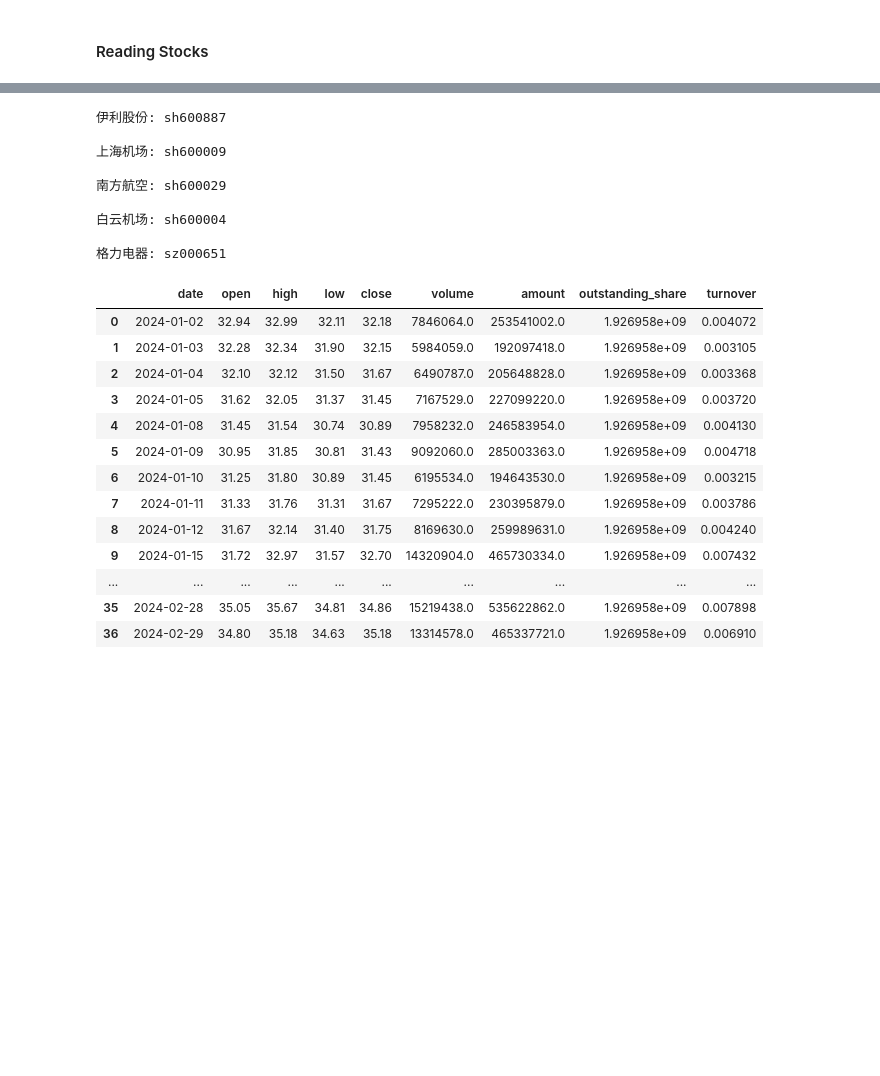
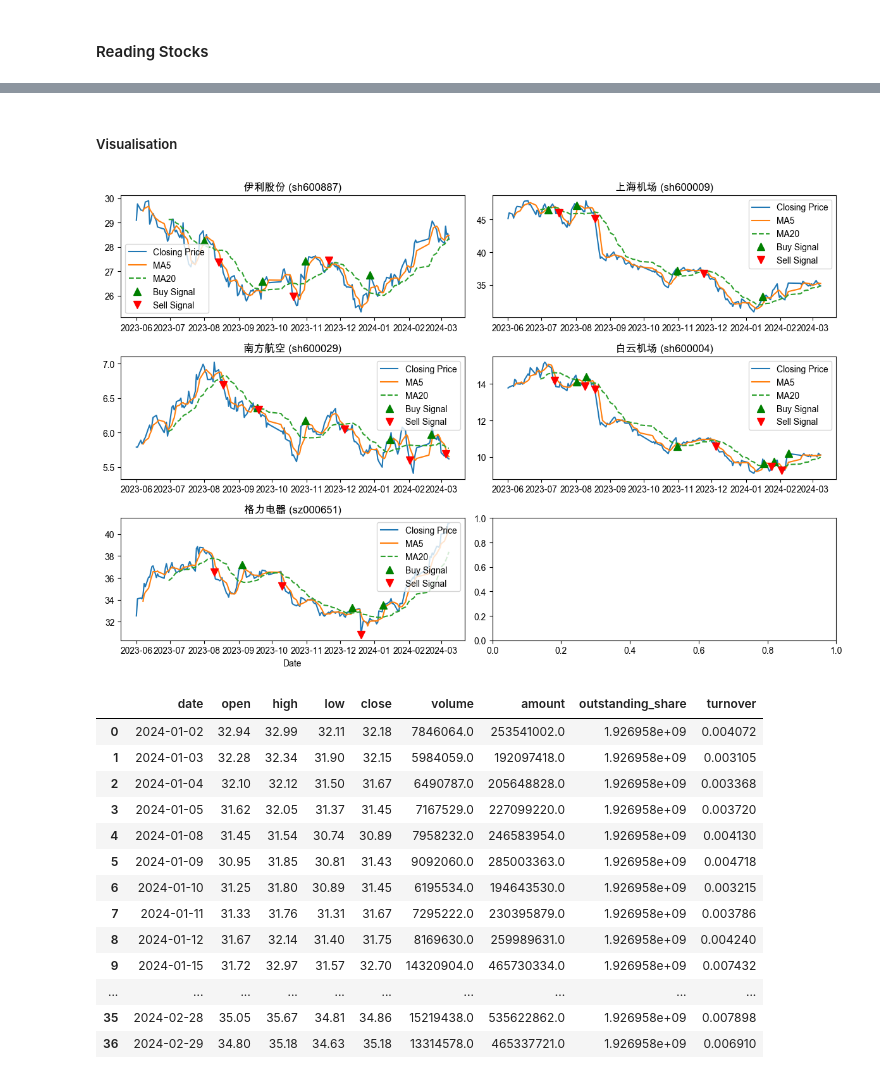
Before and after one commit to klein-wang/TechNow, a Jupyter notebook: trading/astock_extract.ipynb, the cells around one changed output, grey strips where cells are left out. Cells and saved outputs as stored; diff of their text form; code cells hidden in the pictures; blank space fills up the shorter version.

Commit message:
add visualisation plot

```diff
--- a/trading/astock_extract.ipynb
+++ b/trading/astock_extract.ipynb
@@ -35,42 +45,67 @@ symbol_name_dict = df.set_index('symbol')['name'].to_dict()
 # symbol_name_dict.get('sh600029')
 # %%
 today = datetime.now().date().strftime("%Y-%m-%d")
-start_date, end_date ="2024-01-01",today
+start_date, end_date ="2023-06-01",today
 stock_list = ['sh600887','sh600009','sh600029','sh600004','sz000651']
 
 def get_signal(stock_index):
 
     stock_data = ak.stock_zh_a_daily(symbol=stock_index, start_date=start_date, end_date=end_date)
-
     # 计算5日和20日均线
     stock_data["ma5"] = stock_data["close"].rolling(window=5).mean()
     stock_data["ma20"] = stock_data["close"].rolling(window=20).mean()
-
-    # 生成买入信号（ma5向上穿越ma20）
+    # 生成买入/卖出信号（ma5向上穿越ma20/ma5向下穿越ma20）
     stock_data["buy_signal"] = (stock_data["ma5"] > stock_data["ma20"]) & (stock_data["ma5"].shift(1) <= stock_data["ma20"].shift(1))
-
-    # 生成卖出信号（ma5向下穿越ma20）
     stock_data["sell_signal"] = (stock_data["ma5"] < stock_data["ma20"]) & (stock_data["ma5"].shift(1) >= stock_data["ma20"].shift(1))
 
-    # 打印交易信号
-    signals = stock_data[["date", "buy_signal", "sell_signal"]]
-    # print(signals)
-
     return stock_data
-# %%
-for stock_index in stock_list:
-    stock_data = get_signal(stock_index)
-    print(f'{symbol_name_dict.get(stock_index)}: {stock_index}\n')
-# %% [output]
-伊利股份: sh600887
-
-上海机场: sh600009
-
-南方航空: sh600029
-
-白云机场: sh600004
-
-格力电器: sz000651
+# %% [markdown]
+##### Visualisation
+# %%
+# Create a figure and axes for the subplots
+fig, axs = plt.subplots(3, 2, figsize=(12, 8))  # 3 rows, 2 columns
+
+for i, stock_index in enumerate(stock_list):
+    stock_data = get_signal(stock_index)
+    stock_name = symbol_name_dict.get(stock_index)
+    # print(f'{stock_name}: {stock_index}\n')
+
+    # Calculate the subplot position
+    row = i // 2  # Determine the row index
+    col = i % 2   # Determine the column index
+
+    # Retrieve the corresponding subplot axes
+    ax = axs[row, col]
+
+    # Convert the index into datetime
+    stock_data.index = pd.to_datetime(stock_data['date'], format='%Y-%m-%d')
+
+    # Plot the closing prices
+    ax.plot(stock_data.index, stock_data["close"], label="Closing Price")
+
+    # Plot the moving averages (ma5 and ma20)
+    ax.plot(stock_data.index, stock_data["ma5"], linestyle='-', label="MA5")
+    ax.plot(stock_data.index, stock_data["ma20"], linestyle='--', label="MA20")
+
+    # Plot the buy and sell signals
+    ax.plot(stock_data[stock_data['buy_signal']]['date'], stock_data[stock_data['buy_signal']]['close'], 'g^', markersize=8, label='Buy Signal')
+    ax.plot(stock_data[stock_data['sell_signal']]['date'], stock_data[stock_data['sell_signal']]['close'], 'rv', markersize=8, label='Sell Signal')
+
+    # Set the subplot title and legend
+    ax.set_title(f"{stock_name} ({stock_index})")
+    ax.legend()
+
+    # Set the x-axis label only for the bottom subplots
+    if row == 2:
+        ax.set_xlabel("Date")
+
+# Adjust the spacing between subplots
+plt.tight_layout()
+
+# Show the plots
+plt.show()
+# %% [output]
+[figure, added]
 # %%
 stock_list = ['sh600887','sh600009','sh600029','sh600004','sz000651']
 stock_data = ak.stock_zh_a_daily(symbol=stock_list[1], start_date=start_date, end_date=end_date)
```
Also changed, not shown: parts of 3 cells of this notebook.
